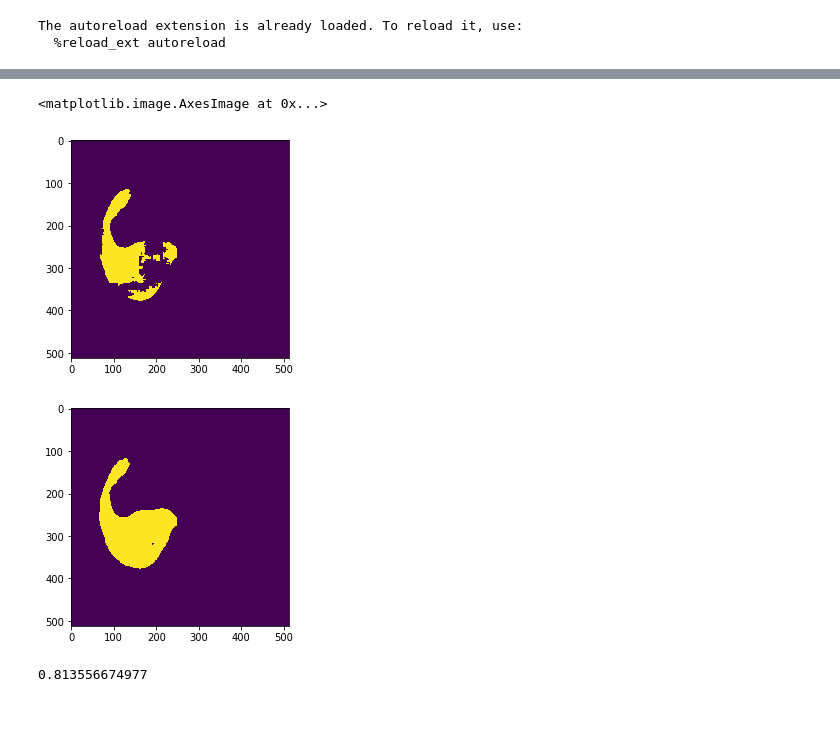
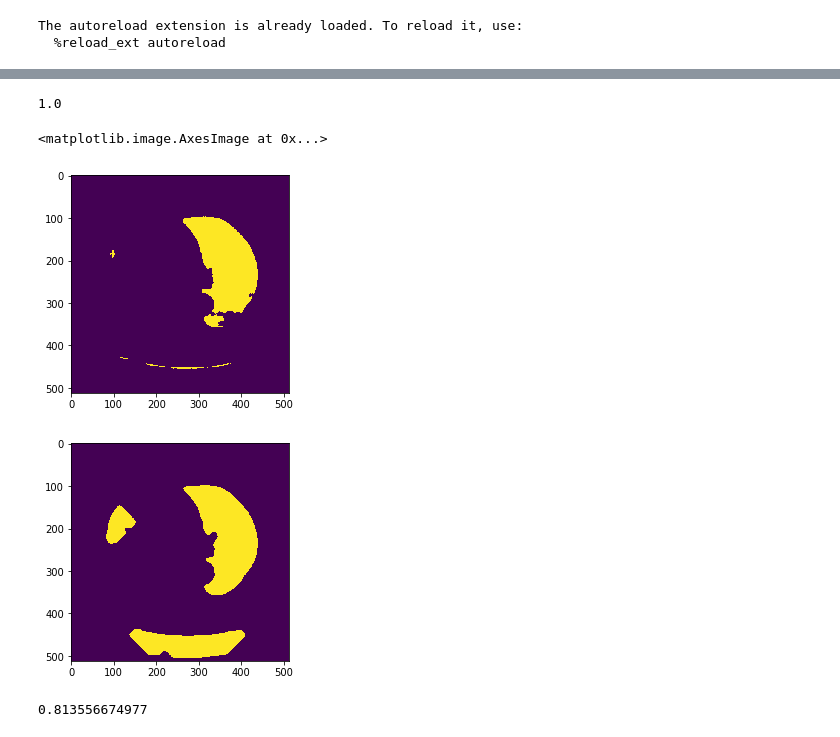
Before and after one commit to plantver/269_deeplevelset, a Jupyter notebook: notebook/3_26_test_msnake.ipynb, the cells around one changed output, grey strips where cells are left out. Saved outputs shown, nothing was run; the diff lists cells and outputs as text; code cells hidden in the pictures.

```diff
--- a/notebook/3_26_test_msnake.ipynb
+++ b/notebook/3_26_test_msnake.ipynb
@@ -31,9 +32,9 @@ input_h5 = h5py.File(PATH_INPUT_H5, "r")
 
 ex_mask, ex_img, ex_nn_mask = None, None, None
 
-for k, g in list(msk_h5.items())[33:]:
-    ex_nn_mask = g["binary_mask"][0,:,:,1]
+for k, g in list(msk_h5.items()):
+    ex_nn_mask = g["binary_mask"][0,:,:,0]
     ex_img = input_h5[k]["ct_slice"][:,:]
-    ex_mask = input_h5[k]["mask"][:,:,1]
+    ex_mask = input_h5[k]["mask"][:,:,0]
     break
 # %%
@@ -48,20 +54,32 @@ plt.imshow(ex_img)
+# %%
+def normalize(img):
+    img = np.clip(img, -800, 800)
+    ma = np.max(img)
+    mi = np.min(img)
+    quo = ma - mi
+    if quo == 0:
+        return np.zeros(img.shape)
+    return (img - mi)/(ma-mi)
 # %%
-msnake = MSnake(ex_nn_mask, ex_img, iterations=50)
+msnake = MSnake(normalize(ex_nn_mask), ex_img, iterations=50)
 plt.figure()
 plt.imshow(msnake.init_mask)
+
+print(np.max(msnake.init_mask))
 
 l_debug = msnake.evolve()
 
 # for i in l_debug:
 #     plt.figure()
 #     plt.imshow(i)
 
 plt.figure()
 plt.imshow(msnake.mask)
 # %% [output]
-<matplotlib.image.AxesImage at 0x...>
+1.0
+<matplotlib.image.AxesImage at 0x...>
-[figure, old version]
+[figure, new version]
-[figure, old version]
+[figure, new version]
 # %%
 # dice
 
```
Also changed, not shown: parts of 6 cells of this notebook, 35 other files.
